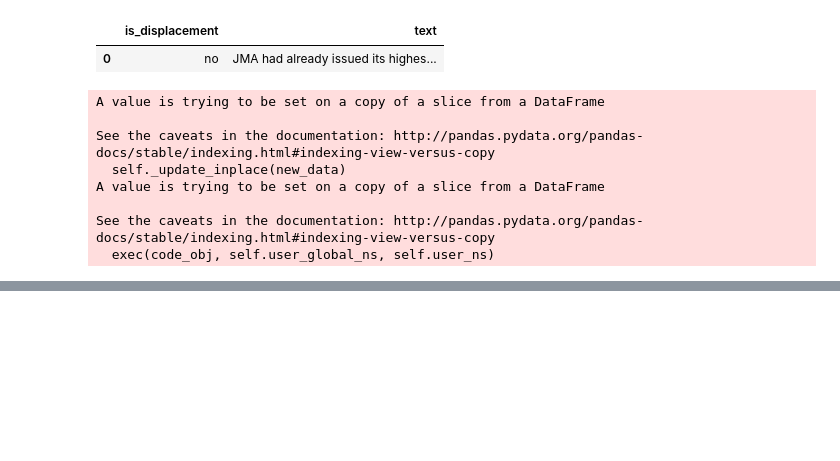
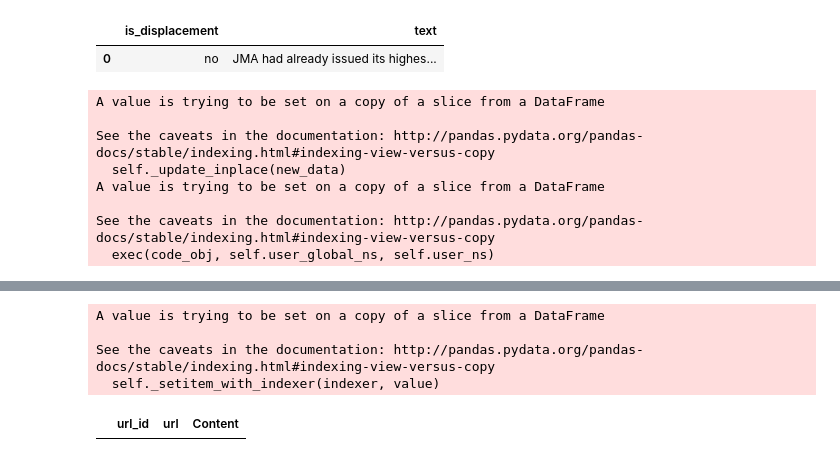
Before and after one commit to Data4Democracy/internal-displacement, a Jupyter notebook: notebooks/crowdflower-classification-data.ipynb, the cells around one changed output, grey strips where cells are left out. Saved outputs shown, nothing was run; the diff lists cells and outputs as text; code cells hidden in the pictures; blank space fills up the shorter version.

```diff
--- a/notebooks/crowdflower-classification-data.ipynb
+++ b/notebooks/crowdflower-classification-data.ipynb
@@ -162,0 +213,25 @@ df_relevance.to_csv('../../data/relevance_training.csv')
+# %%
+def bs_scrape_body(urls):
+    headers = {'User-Agent': 'Mozilla/5.0 (Macintosh; Intel Mac OS X 10_11_5) AppleWebKit/537.36 (KHTML, like Gecko) Chrome/50.0.2661.102 Safari/537.36'}
+    i = 0
+    texts = []
+    for url in urls:
+        i += 1
+        try:
+            result = requests.get(url, headers=headers)
+            status = result.status_code
+            print(i, status)
+            if status != 200:
+                text = 'retrieval failed'
+            else:
+                c = result.content
+                soup = BeautifulSoup(c, 'html.parser')
+                ext = [s.extract() for s in soup(['script', 'style'])]
+                text = soup.get_text()
+                text = remove_newline(text)
+        except:
+            text = 'retrieval failed'
+        texts.append(text)
+    return texts
+# %%
+texts = bs_scrape_body(brokens)
@@ -162,0 +303,10 @@ df_relevance.to_csv('../../data/relevance_training.csv')
+# %%
+texts2 = [remove_newline(text) for text in texts]
+# %%
+for i, text in zip(broken_indices, texts2):
+    df_test_final['Content'].iloc[i] = text
+# %% [output]
+A value is trying to be set on a copy of a slice from a DataFrame
+
+See the caveats in the documentation: http://pandas.pydata.org/pandas-docs/stable/indexing.html#indexing-view-versus-copy
+  self._setitem_with_indexer(indexer, value)
@@ -162,0 +315,4 @@ df_relevance.to_csv('../../data/relevance_training.csv')
+# %%
+df_test_final.head(0)
+# %% [output]
+|  | url_id | url | Content |
```
Also changed, not shown: parts of 18 cells of this notebook, 2 other files.
